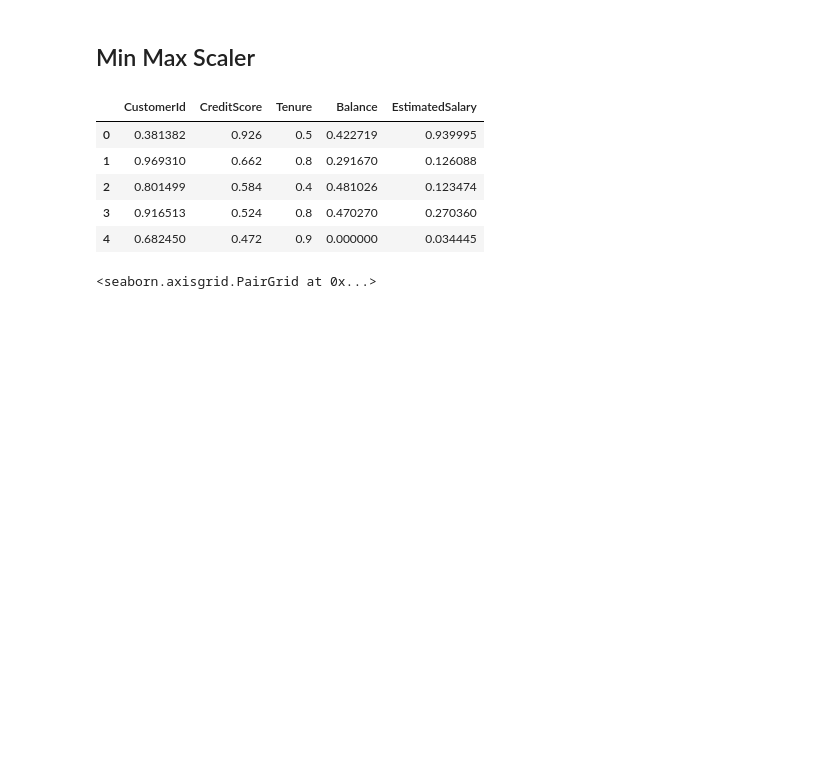
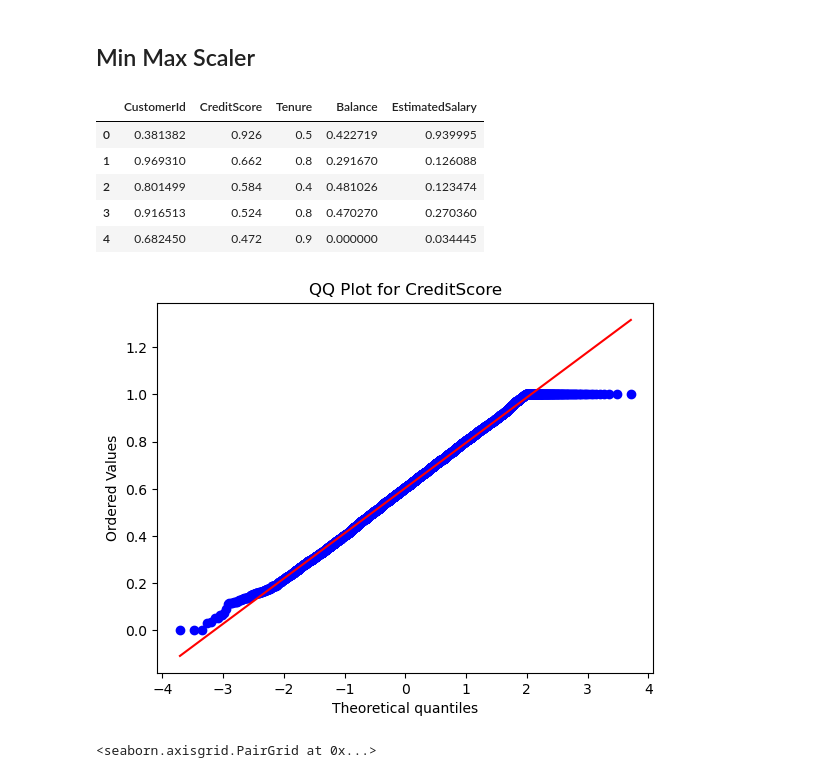
Before and after one commit to AsadUllah428/Data-Transformation-Techniques, a Jupyter notebook: Feature TRansformation.ipynb, the cells around one changed output. Cells and saved outputs as stored; diff of their text form; code cells hidden in the pictures; blank space fills up the shorter version.

```diff
--- a/Feature TRansformation.ipynb
+++ b/Feature TRansformation.ipynb
@@ -96,6 +96,17 @@ df_minmax.head()
 | 2 | 0.801499 | 0.584 | 0.4 | 0.481026 | 0.123474 |
 | 3 | 0.916513 | 0.524 | 0.8 | 0.470270 | 0.270360 |
 | 4 | 0.682450 | 0.472 | 0.9 | 0.000000 | 0.034445 |
+# %%
+column_name = 'CreditScore'  # Replace with your actual column name
+
+# Generate the QQ plot
+stats.probplot(df_minmax[column_name], dist="norm", plot=plt)
+
+# Show the plot
+plt.title(f'QQ Plot for {column_name}')
+plt.show()
+# %% [output]
+[figure, added]
 # %%
 sns.pairplot(df_minmax)
 # %% [output]
```
